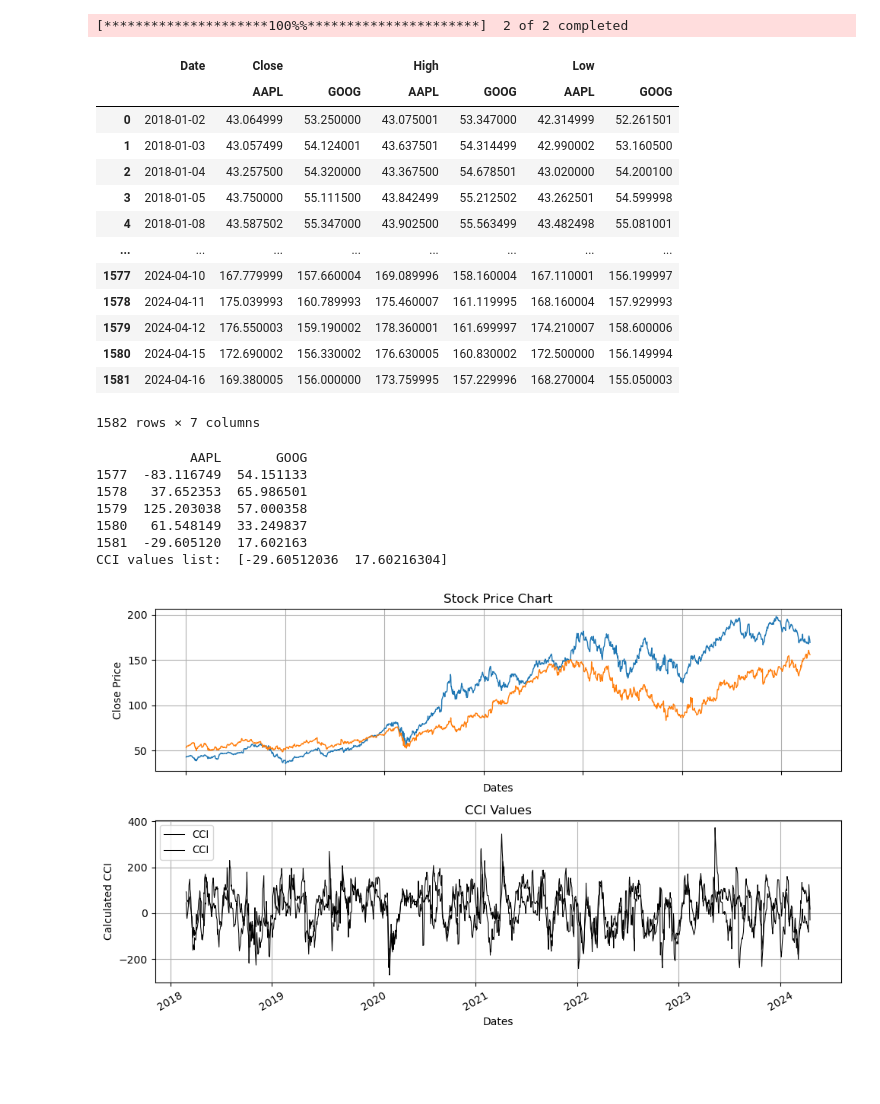
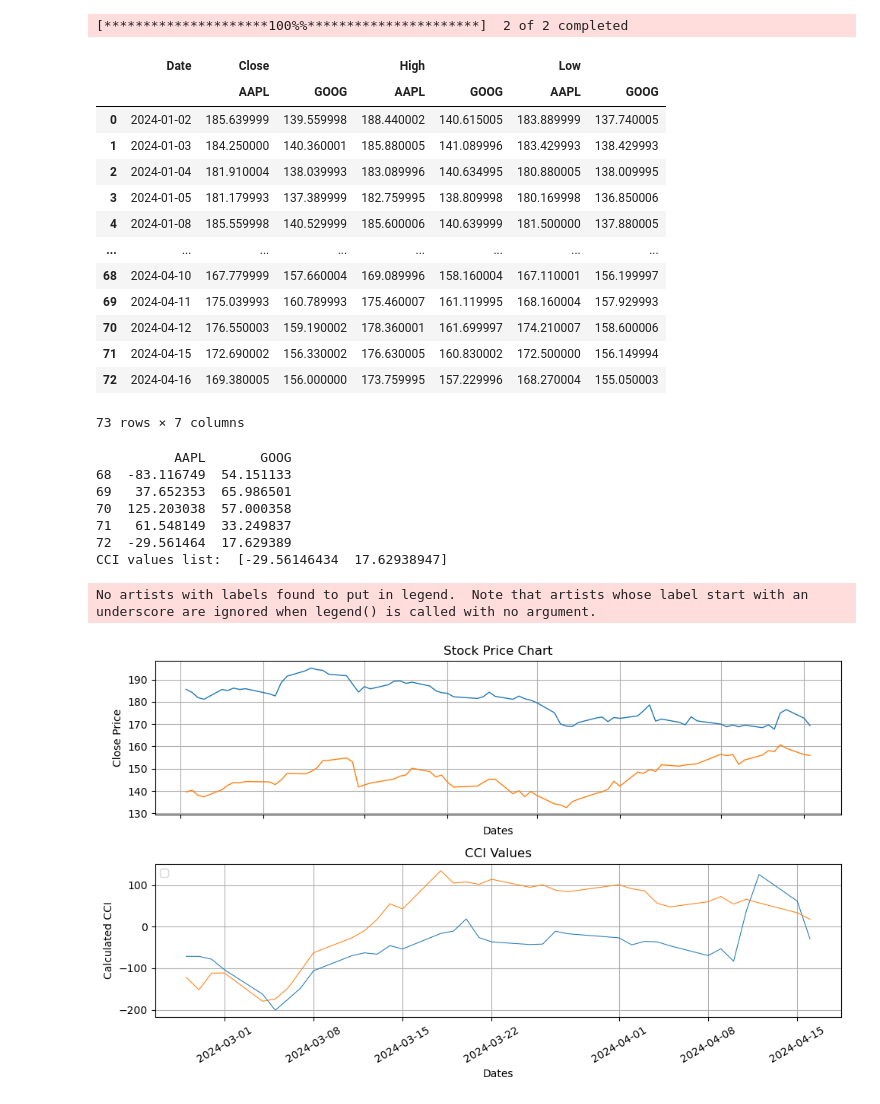
Before and after one commit to mburley127/TradingIndicators, a Jupyter notebook: Indicators/CCI.ipynb, the cells around one changed output. Saved outputs shown, nothing was run; the diff lists cells and outputs as text; code cells hidden in the pictures; blank space fills up the shorter version.

Commit message:
Refined graph

```diff
--- a/Indicators/CCI.ipynb
+++ b/Indicators/CCI.ipynb
@@ -7,7 +7,7 @@ import yfinance as yf
 # %%
 ### Load in Stock Data
 tickers = ['GOOG', 'AAPL']
-start_date = '2018-01-01'
+start_date = '2024-01-01'
 
 def import_stock_data(tickers, start_date):
     # Check if tickers is a list or a single ticker string
@@ -29,18 +29,18 @@ stock_data
 [*********************100%%**********************]  2 of 2 completed
 |  | Date | Close |  | High |  | Low |  |
 |  |  | AAPL | GOOG | AAPL | GOOG | AAPL | GOOG |
-| 0 | 2018-01-02 | 43.064999 | 53.250000 | 43.075001 | 53.347000 | 42.314999 | 52.261501 |
-| 1 | 2018-01-03 | 43.057499 | 54.124001 | 43.637501 | 54.314499 | 42.990002 | 53.160500 |
-| 2 | 2018-01-04 | 43.257500 | 54.320000 | 43.367500 | 54.678501 | 43.020000 | 54.200100 |
-| 3 | 2018-01-05 | 43.750000 | 55.111500 | 43.842499 | 55.212502 | 43.262501 | 54.599998 |
-| 4 | 2018-01-08 | 43.587502 | 55.347000 | 43.902500 | 55.563499 | 43.482498 | 55.081001 |
+| 0 | 2024-01-02 | 185.639999 | 139.559998 | 188.440002 | 140.615005 | 183.889999 | 137.740005 |
+| 1 | 2024-01-03 | 184.250000 | 140.360001 | 185.880005 | 141.089996 | 183.429993 | 138.429993 |
+| 2 | 2024-01-04 | 181.910004 | 138.039993 | 183.089996 | 140.634995 | 180.880005 | 138.009995 |
+| 3 | 2024-01-05 | 181.179993 | 137.389999 | 182.759995 | 138.809998 | 180.169998 | 136.850006 |
+| 4 | 2024-01-08 | 185.559998 | 140.529999 | 185.600006 | 140.639999 | 181.500000 | 137.880005 |
 | ... | ... | ... | ... | ... | ... | ... | ... |
-| 1577 | 2024-04-10 | 167.779999 | 157.660004 | 169.089996 | 158.160004 | 167.110001 | 156.199997 |
-| 1578 | 2024-04-11 | 175.039993 | 160.789993 | 175.460007 | 161.119995 | 168.160004 | 157.929993 |
-| 1579 | 2024-04-12 | 176.550003 | 159.190002 | 178.360001 | 161.699997 | 174.210007 | 158.600006 |
-| 1580 | 2024-04-15 | 172.690002 | 156.330002 | 176.630005 | 160.830002 | 172.500000 | 156.149994 |
-| 1581 | 2024-04-16 | 169.380005 | 156.000000 | 173.759995 | 157.229996 | 168.270004 | 155.050003 |
+| 68 | 2024-04-10 | 167.779999 | 157.660004 | 169.089996 | 158.160004 | 167.110001 | 156.199997 |
+| 69 | 2024-04-11 | 175.039993 | 160.789993 | 175.460007 | 161.119995 | 168.160004 | 157.929993 |
+| 70 | 2024-04-12 | 176.550003 | 159.190002 | 178.360001 | 161.699997 | 174.210007 | 158.600006 |
+| 71 | 2024-04-15 | 172.690002 | 156.330002 | 176.630005 | 160.830002 | 172.500000 | 156.149994 |
+| 72 | 2024-04-16 | 169.380005 | 156.000000 | 173.759995 | 157.229996 | 168.270004 | 155.050003 |
-1582 rows × 7 columns
+73 rows × 7 columns
 # %%
 ### Function to Calculate CCI
 def calculate_cci(df, window):
@@ -67,35 +67,40 @@ cci, cci_vals = calculate_cci(stock_data, window=20)
 print(cci.tail(5))
 print("CCI values list: ", cci_vals)
 # %% [output]
-            AAPL       GOOG
-1577  -83.116749  54.151133
-1578   37.652353  65.986501
-1579  125.203038  57.000358
-1580   61.548149  33.249837
-1581  -29.605120  17.602163
-CCI values list:  [-29.60512036  17.60216304]
+          AAPL       GOOG
+68  -83.116749  54.151133
+69   37.652353  65.986501
+70  125.203038  57.000358
+71   61.548149  33.249837
+72  -29.561464  17.629389
+CCI values list:  [-29.56146434  17.62938947]
 # %%
 ### Plot CCI
 # Plot Stocks Analyzed
 fig = plt.figure(figsize = (10,6))
 ax = fig.add_subplot(2, 1, 1)
 ax.set_xticklabels([])
-plt.plot(stock_data['Date'], stock_data['Close'], lw = 1)
+
+plt.plot(stock_data['Date'], stock_data['Close'], lw = 1, label=t)
+
 plt.title('Stock Price Chart')
 plt.ylabel('Close Price')
 plt.xlabel('Dates')
 plt.grid(True)
 
 # Add CCI Subplot
 bx = fig.add_subplot(2, 1, 2)
-plt.plot(stock_data['Date'], cci, 'k', lw = 0.75, linestyle = '-', label = 'CCI')
+
+plt.plot(stock_data['Date'], cci, lw = 0.75, linestyle = '-')
+
 plt.title('CCI Values')
 plt.legend(loc = 2, prop = {'size': 9.5})
 plt.ylabel('Calculated CCI')
 plt.xlabel('Dates')
 plt.grid(True)
 plt.setp(plt.gca().get_xticklabels(), rotation = 30)
 plt.tight_layout()
 plt.show()
 # %% [output]
+No artists with labels found to put in legend.  Note that artists whose label start with an underscore are ignored when legend() is called with no argument.
-[figure, old version]
+[figure, new version]
```
